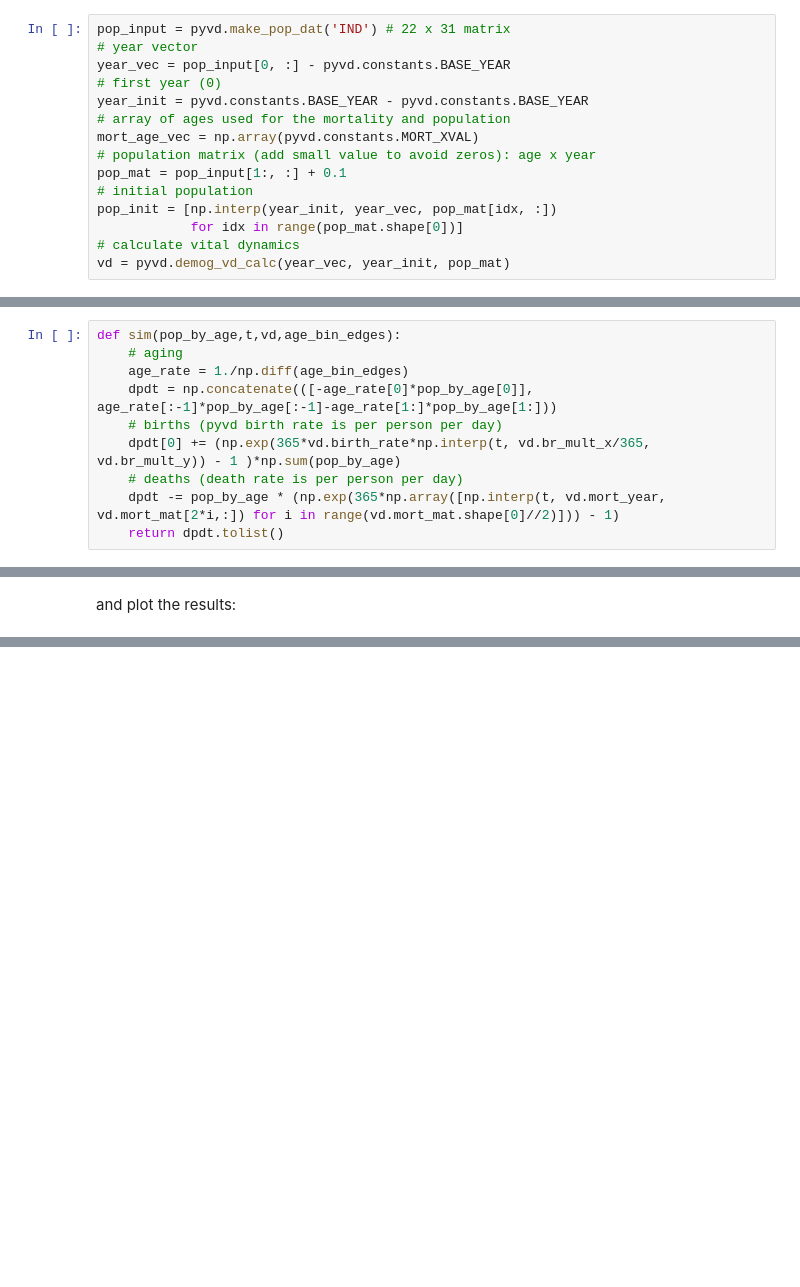
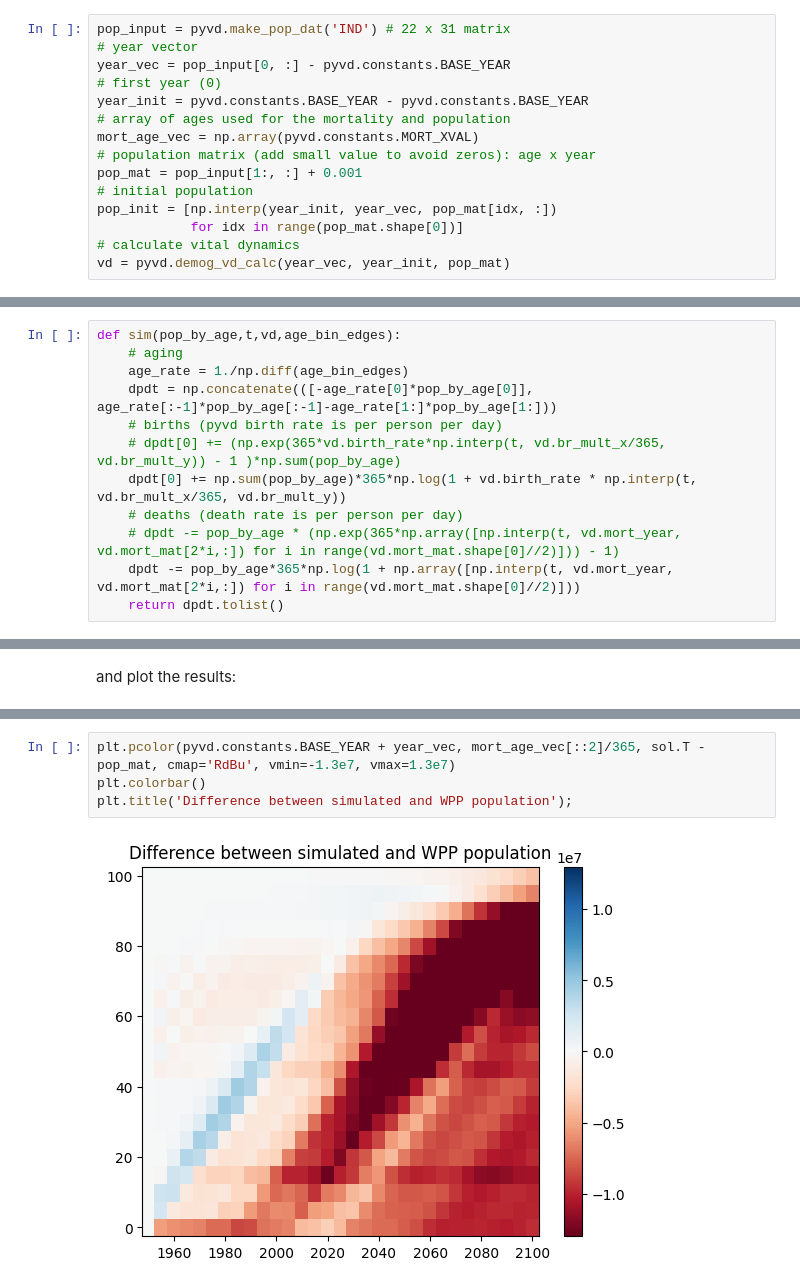
Before and after one commit to krosenfeld-IDM/pyvd, a Jupyter notebook: docs/tutorials/tut_sim.ipynb, the cells around one changed output, grey strips where cells are left out. Drawn from its saved outputs; the diff is of its cells as text; blank space fills up the shorter version.

```diff
--- a/docs/tutorials/tut_sim.ipynb
+++ b/docs/tutorials/tut_sim.ipynb
@@ -20,7 +20,7 @@ year_init = pyvd.constants.BASE_YEAR - pyvd.constants.BASE_YEAR
 # array of ages used for the mortality and population
 mort_age_vec = np.array(pyvd.constants.MORT_XVAL)
 # population matrix (add small value to avoid zeros): age x year
-pop_mat = pop_input[1:, :] + 0.1
+pop_mat = pop_input[1:, :] + 0.001
 # initial population
 pop_init = [np.interp(year_init, year_vec, pop_mat[idx, :])
             for idx in range(pop_mat.shape[0])]
@@ -34,9 +34,11 @@ def sim(pop_by_age,t,vd,age_bin_edges):
     age_rate = 1./np.diff(age_bin_edges)
     dpdt = np.concatenate(([-age_rate[0]*pop_by_age[0]],  age_rate[:-1]*pop_by_age[:-1]-age_rate[1:]*pop_by_age[1:]))
     # births (pyvd birth rate is per person per day)
-    dpdt[0] += (np.exp(365*vd.birth_rate*np.interp(t, vd.br_mult_x/365, vd.br_mult_y)) - 1 )*np.sum(pop_by_age)
+    # dpdt[0] += (np.exp(365*vd.birth_rate*np.interp(t, vd.br_mult_x/365, vd.br_mult_y)) - 1 )*np.sum(pop_by_age)
+    dpdt[0] += np.sum(pop_by_age)*365*np.log(1 + vd.birth_rate * np.interp(t, vd.br_mult_x/365, vd.br_mult_y))
     # deaths (death rate is per person per day)
-    dpdt -= pop_by_age * (np.exp(365*np.array([np.interp(t, vd.mort_year, vd.mort_mat[2*i,:]) for i in range(vd.mort_mat.shape[0]//2)])) - 1)
+    # dpdt -= pop_by_age * (np.exp(365*np.array([np.interp(t, vd.mort_year, vd.mort_mat[2*i,:]) for i in range(vd.mort_mat.shape[0]//2)])) - 1)
+    dpdt -= pop_by_age*365*np.log(1 + np.array([np.interp(t, vd.mort_year, vd.mort_mat[2*i,:]) for i in range(vd.mort_mat.shape[0]//2)]))
     return dpdt.tolist()
 # %% [markdown]
 We will use scipy's odeint to solve the equation
@@ -65,0 +70,6 @@ for i, ax in enumerate(axes):
+# %%
+plt.pcolor(pyvd.constants.BASE_YEAR + year_vec, mort_age_vec[::2]/365, sol.T - pop_mat, cmap='RdBu', vmin=-1.3e7, vmax=1.3e7)
+plt.colorbar()
+plt.title('Difference between simulated and WPP population');
+# %% [output]
+[figure, added]
```
Also changed, not shown: parts of 3 cells of this notebook.
